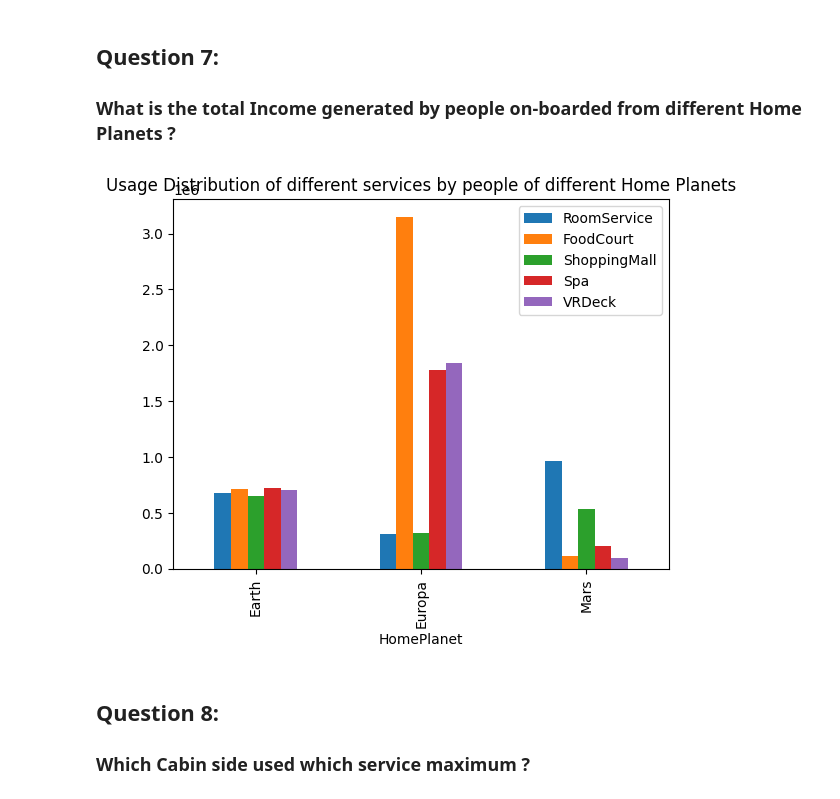
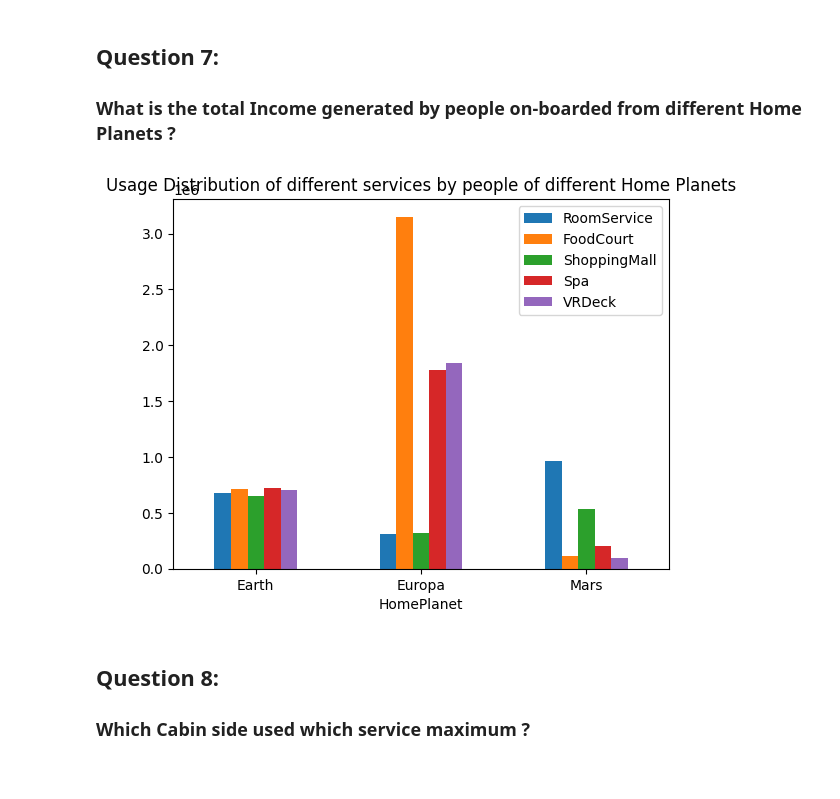
Before and after one commit to meghalagarwal/Space_Titanic_Transport_Prediction, a Jupyter notebook: Clean_Data_EDA.ipynb, the cells around one changed output. Saved outputs shown, nothing was run; the diff lists cells and outputs as text; code cells hidden in the pictures.

```diff
--- a/Clean_Data_EDA.ipynb
+++ b/Clean_Data_EDA.ipynb
@@ -122,9 +124,10 @@ plt.savefig('/home/meghal/Personal/Personal Projects/Space Titanic/Images/Distri
 ### What is the total Income generated by people on-boarded from different Home Planets ?
 # %%
 data.groupby('HomePlanet')[['RoomService','FoodCourt','ShoppingMall','Spa','VRDeck']].sum().plot(kind='bar').set_title('Usage Distribution of different services by people of different Home Planets')
+plt.xticks(rotation=0)
 plt.savefig('/home/meghal/Personal/Personal Projects/Space Titanic/Images/Usage Distribution of different services by people of different Home Planets.jpg')
 # %% [output]
-[figure, old version]
+[figure, new version]
 # %% [markdown]
 ## Question 8:
 
```
Also changed, not shown: parts of 10 cells of this notebook, 9 other files.
